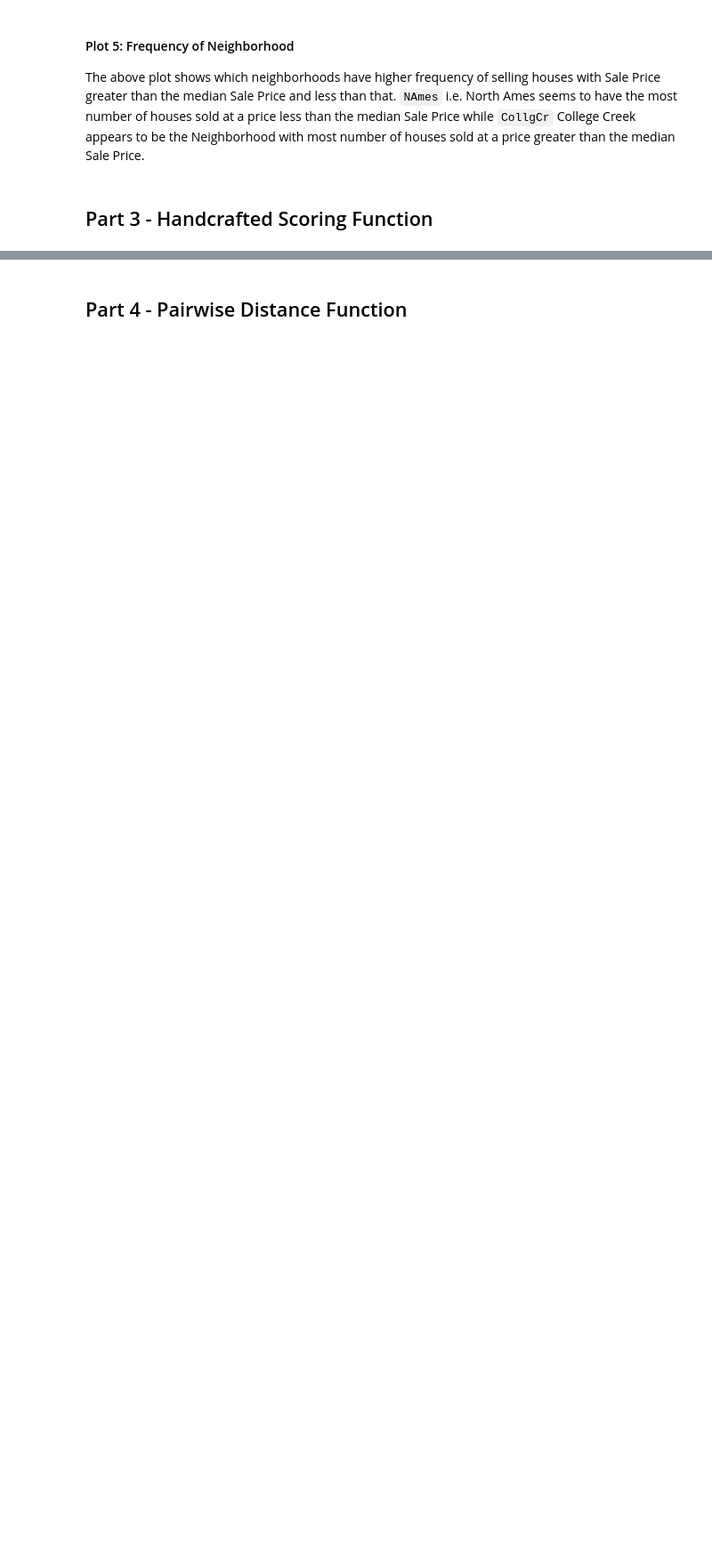
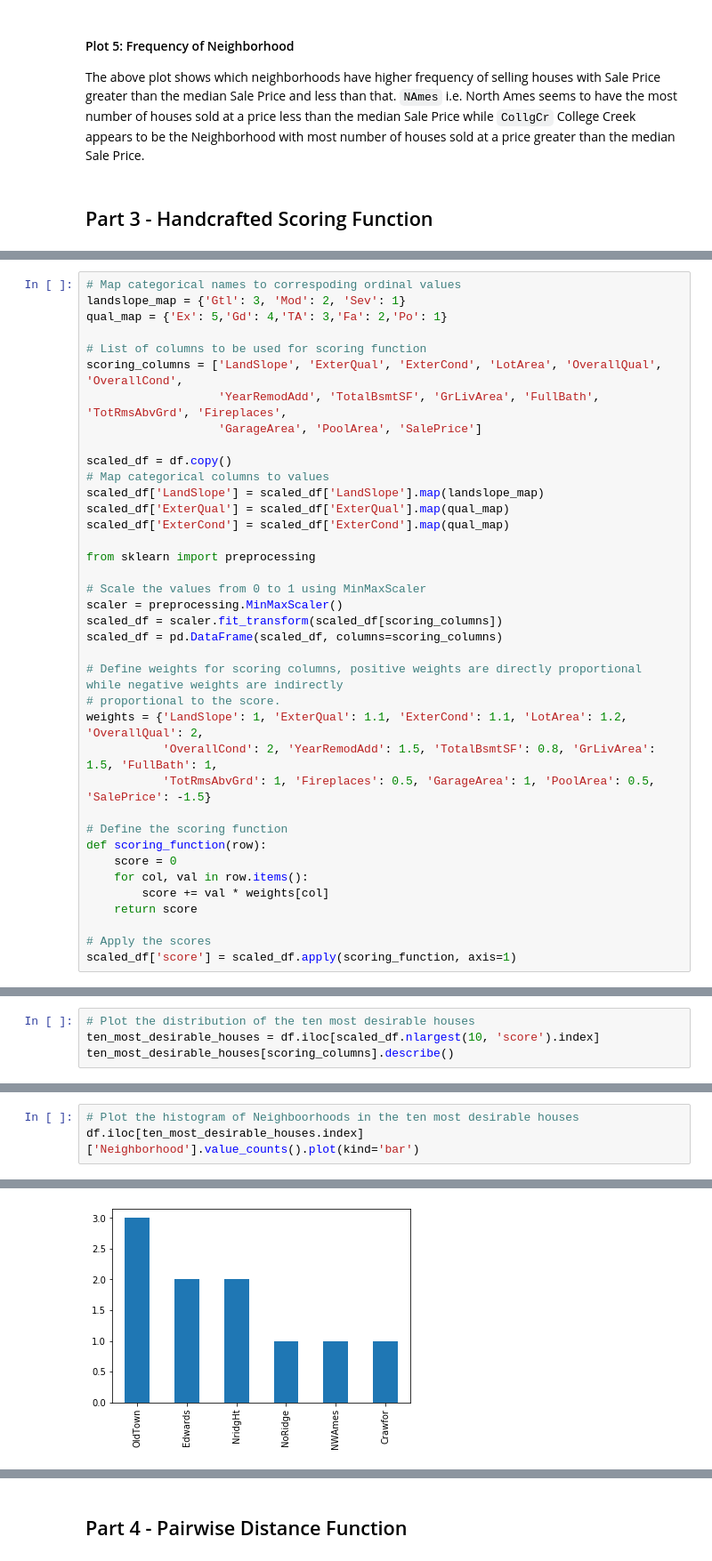
Before and after one commit to rmodi6/house-prices-advanced-regression, a Jupyter notebook: cse519_hw3_modi_ruchit_112685342.ipynb, the cells around one changed output, grey strips where cells are left out. Shown at 89% size. Saved outputs shown, nothing was run; the diff lists cells and outputs as text; blank space fills up the shorter version.

```diff
--- a/cse519_hw3_modi_ruchit_112685342.ipynb
+++ b/cse519_hw3_modi_ruchit_112685342.ipynb
@@ -90 +88,39 @@ The above plot shows which neighborhoods have higher frequency of selling houses
+# %%
+# Map categorical names to correspoding ordinal values
+landslope_map = {'Gtl': 3, 'Mod': 2, 'Sev': 1}
+qual_map = {'Ex': 5,'Gd': 4,'TA': 3,'Fa': 2,'Po': 1}
+
+# List of columns to be used for scoring function
+scoring_columns = ['LandSlope', 'ExterQual', 'ExterCond', 'LotArea', 'OverallQual', 'OverallCond',
+                   'YearRemodAdd', 'TotalBsmtSF', 'GrLivArea', 'FullBath', 'TotRmsAbvGrd', 'Fireplaces',
+                   'GarageArea', 'PoolArea', 'SalePrice']
+
+scaled_df = df.copy()
+# Map categorical columns to values
+scaled_df['LandSlope'] = scaled_df['LandSlope'].map(landslope_map)
+scaled_df['ExterQual'] = scaled_df['ExterQual'].map(qual_map)
+scaled_df['ExterCond'] = scaled_df['ExterCond'].map(qual_map)
+
+from sklearn import preprocessing
+
+# Scale the values from 0 to 1 using MinMaxScaler
+scaler = preprocessing.MinMaxScaler()
+scaled_df = scaler.fit_transform(scaled_df[scoring_columns])
+scaled_df = pd.DataFrame(scaled_df, columns=scoring_columns)
+
+# Define weights for scoring columns, positive weights are directly proportional while negative weights are indirectly
+# proportional to the score.
+weights = {'LandSlope': 1, 'ExterQual': 1.1, 'ExterCond': 1.1, 'LotArea': 1.2, 'OverallQual': 2,
+           'OverallCond': 2, 'YearRemodAdd': 1.5, 'TotalBsmtSF': 0.8, 'GrLivArea': 1.5, 'FullBath': 1,
+           'TotRmsAbvGrd': 1, 'Fireplaces': 0.5, 'GarageArea': 1, 'PoolArea': 0.5, 'SalePrice': -1.5}
+
+# Define the scoring function
+def scoring_function(row):
+    score = 0
+    for col, val in row.items():
+        score += val * weights[col]
+    return score
+
+# Apply the scores
+scaled_df['score'] = scaled_df.apply(scoring_function, axis=1)
 # %% [markdown]
@@ -91,0 +128,4 @@ What is the ten most desirable houses?
+# %%
+# Plot the distribution of the ten most desirable houses
+ten_most_desirable_houses = df.iloc[scaled_df.nlargest(10, 'score').index]
+ten_most_desirable_houses[scoring_columns].describe()
@@ -91,0 +144,4 @@ What is the ten most desirable houses?
+# %%
+# Plot the histogram of Neighboorhoods in the ten most desirable houses
+df.iloc[ten_most_desirable_houses.index]['Neighborhood'].value_counts().plot(kind='bar')
+# %% [output]
@@ -91,0 +149 @@ What is the ten most desirable houses?
+[figure, added]
```
Also changed, not shown: parts of 33 cells of this notebook, 1 other file.
